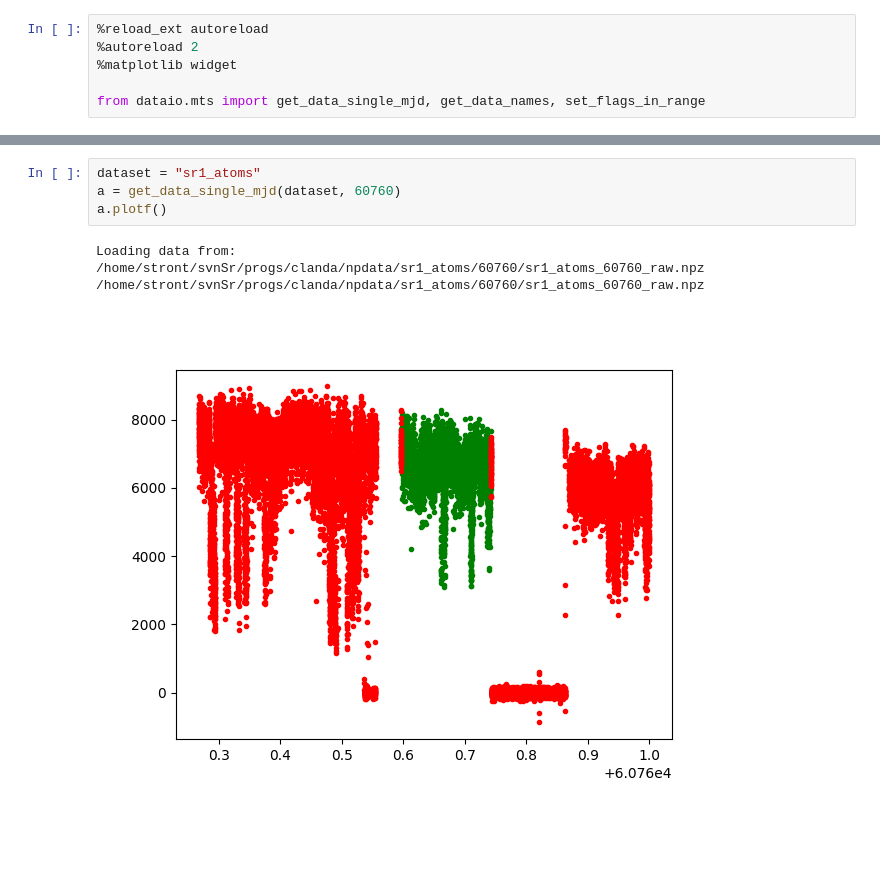
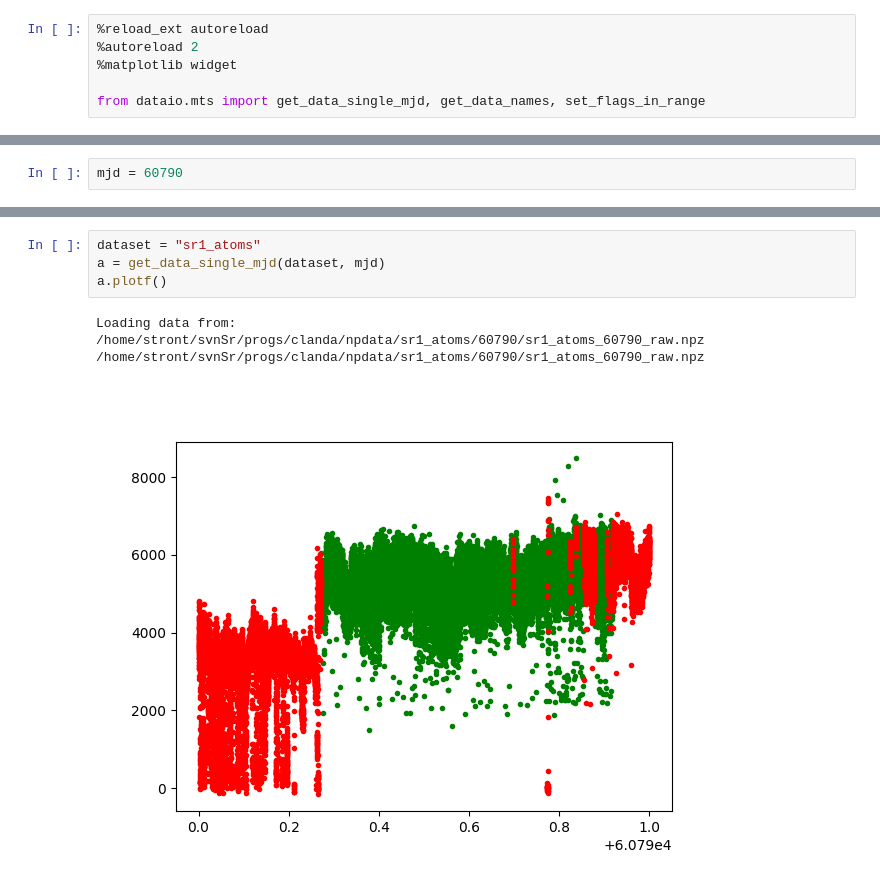
Before and after one commit to KLFAMO/clanda, a Jupyter notebook: code/dio.ipynb, the cells around one changed output, grey strips where cells are left out. Cells and saved outputs as stored; diff of their text form; blank space fills up the shorter version.

Commit message:
working on campaign data

```diff
--- a/code/dio.ipynb
+++ b/code/dio.ipynb
@@ -14,5 +15,7 @@ rls_hydro_cavity_beat
 sr1_aom_cor
 sr1_atoms
 sr1_prob
+# %%
+mjd = 60790
 # %%
 dataset = "rls_hydro_cavity_beat"
@@ -49,10 +52,10 @@ Loading data from: /home/stront/svnSr/progs/clanda/npdata/sr1_aom_cor/60760/sr1_
 # %%
 dataset = "sr1_atoms"
-a = get_data_single_mjd(dataset, 60760)
+a = get_data_single_mjd(dataset, mjd)
 a.plotf()
 # %% [output]
-Loading data from: /home/stront/svnSr/progs/clanda/npdata/sr1_atoms/60760/sr1_atoms_60760_raw.npz
-/home/stront/svnSr/progs/clanda/npdata/sr1_atoms/60760/sr1_atoms_60760_raw.npz
+Loading data from: /home/stront/svnSr/progs/clanda/npdata/sr1_atoms/60790/sr1_atoms_60790_raw.npz
+/home/stront/svnSr/progs/clanda/npdata/sr1_atoms/60790/sr1_atoms_60790_raw.npz
-[figure, old version]
+[figure, new version]
 # %%
 dataset = "sr1_prob"
```
Also changed, not shown: parts of 7 cells of this notebook, 15 other files.
